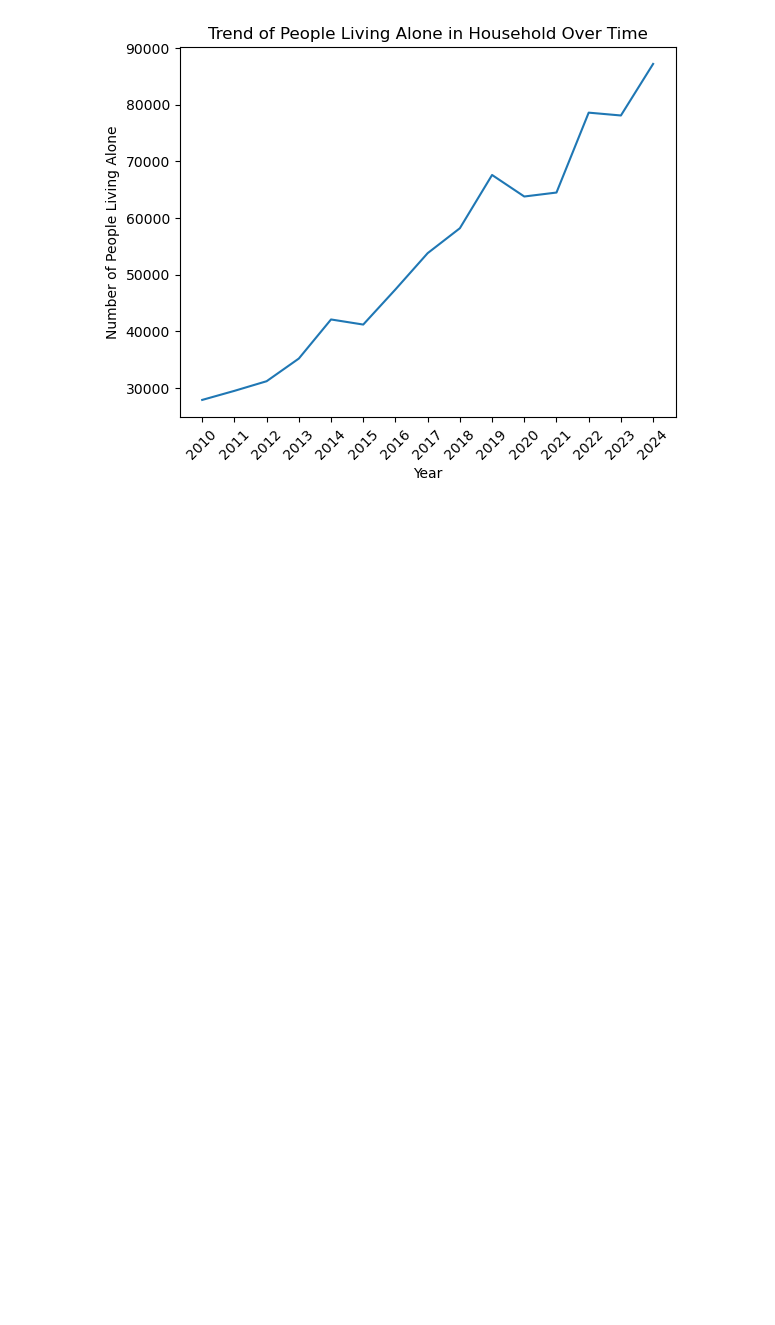
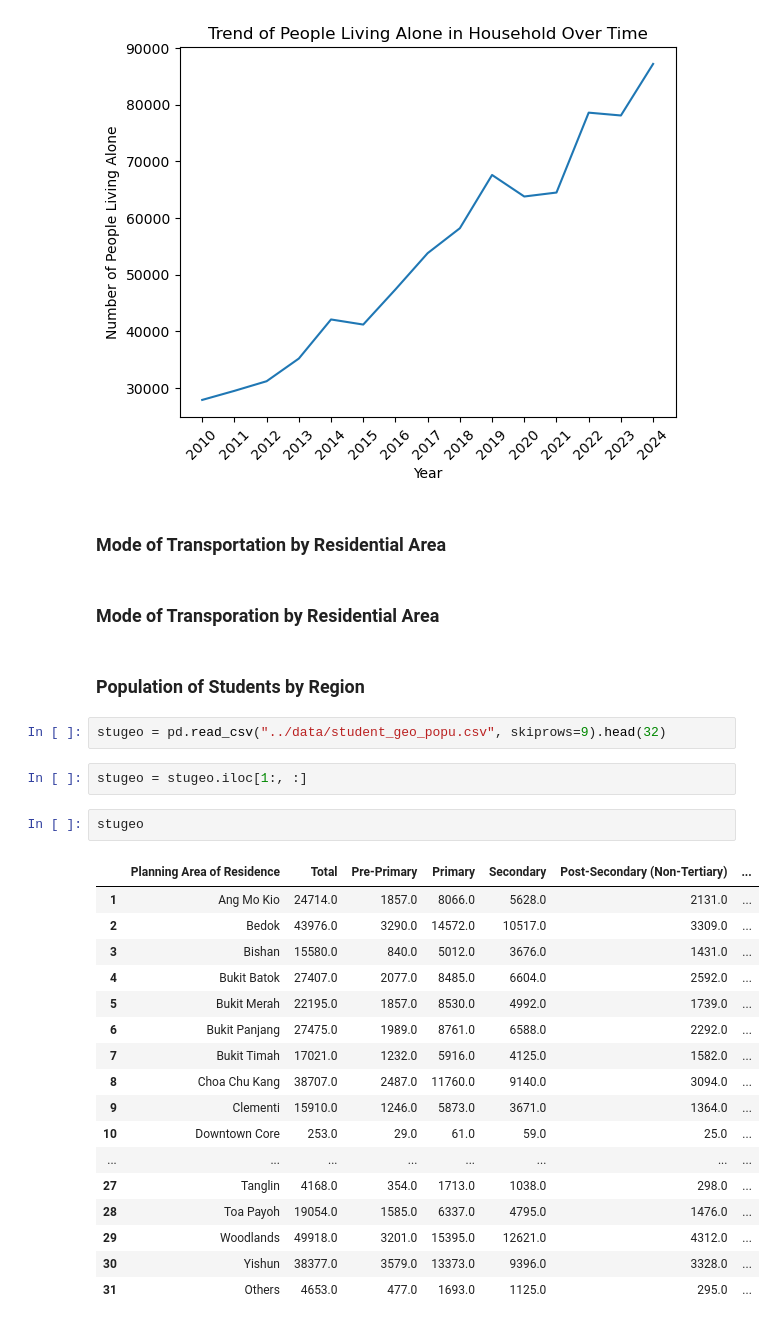
Before and after one commit to yuntsingg/DSE3101-HDB-Decode, a Jupyter notebook: code/Depstats_data.ipynb, the cells around one changed output. Saved outputs shown, nothing was run; the diff lists cells and outputs as text; blank space fills up the shorter version.

```diff
--- a/code/Depstats_data.ipynb
+++ b/code/Depstats_data.ipynb
@@ -27,3 +27,33 @@ plt.title("Trend of People Living Alone in Household Over Time")
 # %% [output]
 Text(0.5, 1.0, 'Trend of People Living Alone in Household Over Time')
 [figure]
+# %% [markdown]
+### Mode of Transportation by Residential Area
+# %% [markdown]
+### Mode of Transporation by Residential Area
+# %% [markdown]
+### Population of Students by Region
+# %%
+stugeo = pd.read_csv("../data/student_geo_popu.csv", skiprows=9).head(32)
+# %%
+stugeo = stugeo.iloc[1:, :]
+# %%
+stugeo
+# %% [output]
+|  | Planning Area of Residence | Total | Pre-Primary | Primary | Secondary | Post-Secondary (Non-Tertiary) | ... |
+| 1 | Ang Mo Kio | 24714.0 | 1857.0 | 8066.0 | 5628.0 | 2131.0 | ... |
+| 2 | Bedok | 43976.0 | 3290.0 | 14572.0 | 10517.0 | 3309.0 | ... |
+| 3 | Bishan | 15580.0 | 840.0 | 5012.0 | 3676.0 | 1431.0 | ... |
+| 4 | Bukit Batok | 27407.0 | 2077.0 | 8485.0 | 6604.0 | 2592.0 | ... |
+| 5 | Bukit Merah | 22195.0 | 1857.0 | 8530.0 | 4992.0 | 1739.0 | ... |
+| 6 | Bukit Panjang | 27475.0 | 1989.0 | 8761.0 | 6588.0 | 2292.0 | ... |
+| 7 | Bukit Timah | 17021.0 | 1232.0 | 5916.0 | 4125.0 | 1582.0 | ... |
+| 8 | Choa Chu Kang | 38707.0 | 2487.0 | 11760.0 | 9140.0 | 3094.0 | ... |
+| 9 | Clementi | 15910.0 | 1246.0 | 5873.0 | 3671.0 | 1364.0 | ... |
+| 10 | Downtown Core | 253.0 | 29.0 | 61.0 | 59.0 | 25.0 | ... |
+| ... | ... | ... | ... | ... | ... | ... | ... |
+| 27 | Tanglin | 4168.0 | 354.0 | 1713.0 | 1038.0 | 298.0 | ... |
+| 28 | Toa Payoh | 19054.0 | 1585.0 | 6337.0 | 4795.0 | 1476.0 | ... |
+| 29 | Woodlands | 49918.0 | 3201.0 | 15395.0 | 12621.0 | 4312.0 | ... |
+| 30 | Yishun | 38377.0 | 3579.0 | 13373.0 | 9396.0 | 3328.0 | ... |
+| 31 | Others | 4653.0 | 477.0 | 1693.0 | 1125.0 | 295.0 | ... |
```
Also changed, not shown: parts of 4 cells of this notebook.
